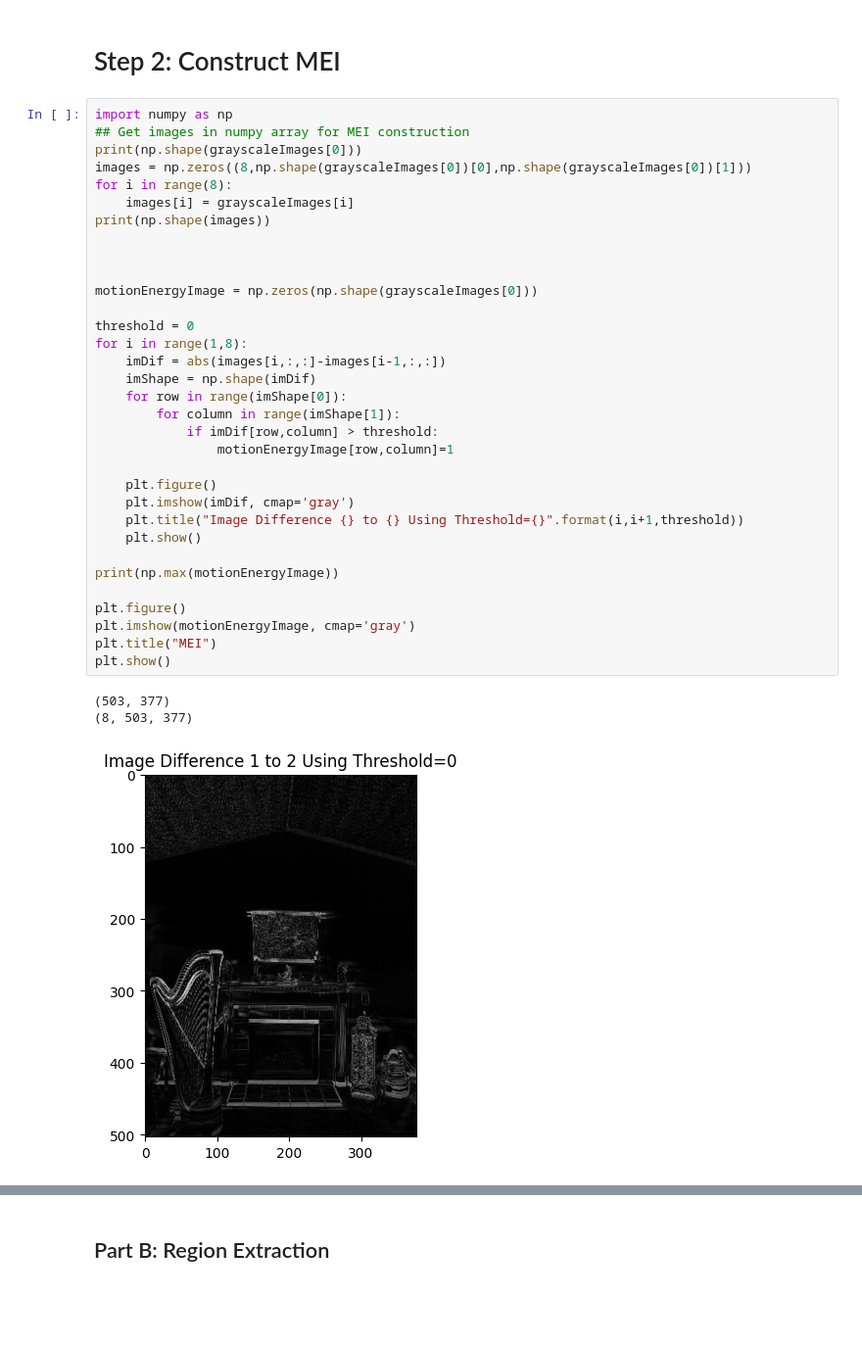
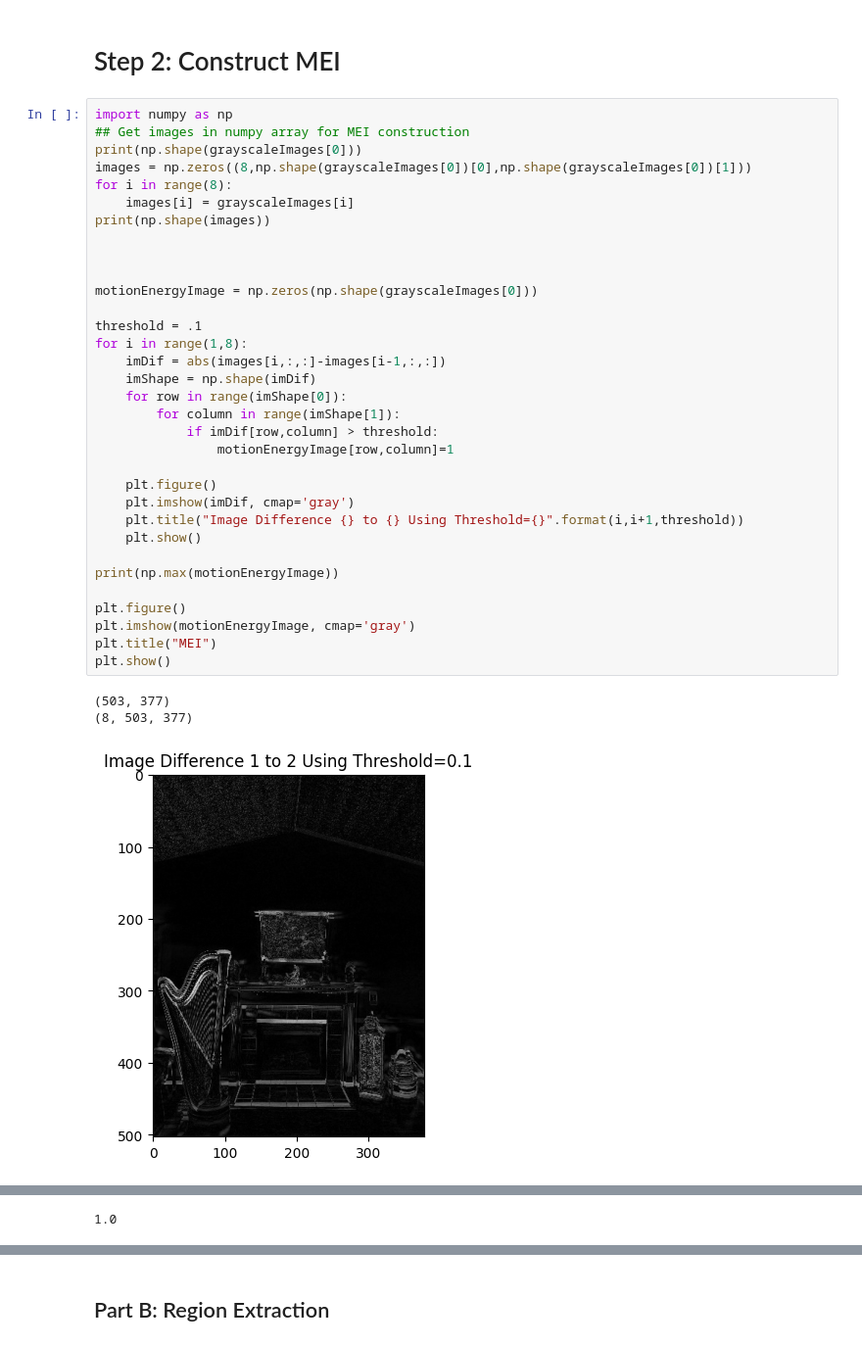
Before and after one commit to jjocook/ComputerVisionFinal, a Jupyter notebook: FinalProject.ipynb, the cells around one changed output, grey strips where cells are left out. Shown at 98% size. Saved outputs shown, nothing was run; the diff lists cells and outputs as text; blank space fills up the shorter version.

```diff
--- a/FinalProject.ipynb
+++ b/FinalProject.ipynb
@@ -60,32 +60,32 @@ images = np.zeros((8,np.shape(grayscaleImages[0])[0],np.shape(grayscaleImages[0]
 for i in range(8):
     images[i] = grayscaleImages[i]
 print(np.shape(images))
 
 
 
 motionEnergyImage = np.zeros(np.shape(grayscaleImages[0]))
 
-threshold = 0
+threshold = .1
 for i in range(1,8):
     imDif = abs(images[i,:,:]-images[i-1,:,:])
     imShape = np.shape(imDif)
     for row in range(imShape[0]):
         for column in range(imShape[1]):
             if imDif[row,column] > threshold:
                 motionEnergyImage[row,column]=1
 
     plt.figure()
     plt.imshow(imDif, cmap='gray')
     plt.title("Image Difference {} to {} Using Threshold={}".format(i,i+1,threshold))
     plt.show()
 
 print(np.max(motionEnergyImage))
 
 plt.figure()
 plt.imshow(motionEnergyImage, cmap='gray')
 plt.title("MEI")
 plt.show()
 # %% [output]
 (503, 377)
 (8, 503, 377)
-[figure, old version]
+[figure, new version]
@@ -97,0 +98 @@ plt.show()
+1.0
```
Also changed, not shown: parts of 1 cell of this notebook.
